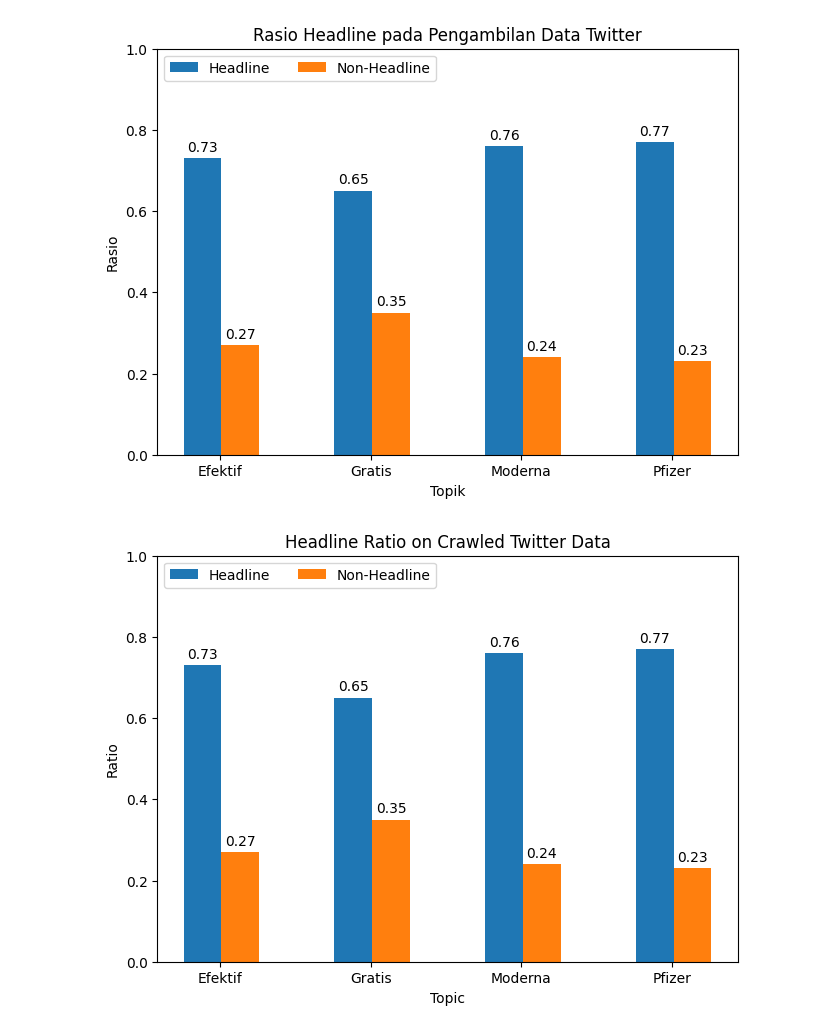
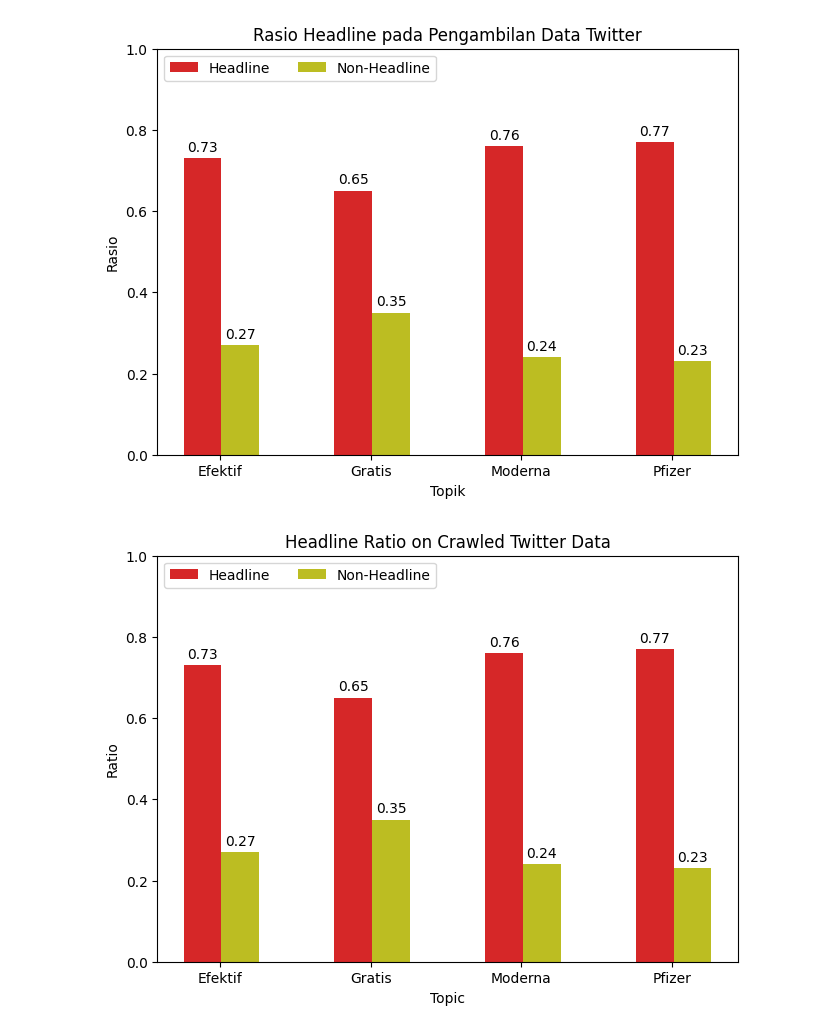
Before and after one commit to kaenova/Headline_Detection, a Jupyter notebook: src/5. Results Analysis/Scraping Headline Analysis/Plot.ipynb, the cells around one changed output. Drawn from its saved outputs; the diff is of its cells as text; code cells hidden in the pictures.

```diff
--- a/src/5. Results Analysis/Scraping Headline Analysis/Plot.ipynb
+++ b/src/5. Results Analysis/Scraping Headline Analysis/Plot.ipynb
@@ -9,36 +9,38 @@ penguin_means = {
     'Headline': (round(0.7316504854368931, 2),
                  round(0.6526558481865744, 2),
                  round(0.7604943532921372, 2),
                  round(0.7669474528680305, 2)),
     'Non-Headline': (1 - round(0.7316504854368931, 2),
                      1 - round(0.6526558481865744, 2),
                      1 - round(0.7604943532921372, 2),
                      1 - round(0.7669474528680305, 2)),
 }
 
 x = np.arange(len(crawl_topics))  # the label locations
 width = 0.25  # the width of the bars
 multiplier = 0
 
 fig, ax = plt.subplots(layout='constrained')
 
+colors = ['#d62728', '#bcbd22', '#d62728', '#bcbd22']
+
 for attribute, measurement in penguin_means.items():
     offset = width * multiplier
-    rects = ax.bar(x + offset, measurement, width, label=attribute)
+    rects = ax.bar(x + offset, measurement, width, label=attribute,  color=colors[multiplier])
     ax.bar_label(rects, padding=3)
     multiplier += 1
 
 # Add some text for labels, title and custom x-axis tick labels, etc.
 ax.set_ylabel('Rasio')
 ax.set_xlabel('Topik')
 ax.set_title('Rasio Headline pada Pengambilan Data Twitter')
 ax.set_xticks(x + width - 0.135, crawl_topics)
 ax.legend(loc='upper left', ncols=3)
 ax.set_ylim(0, 1)
-
+plt.savefig('Scraping Indonesia.svg', format='svg')
 plt.show()
 # %% [output]
-[figure, old version]
+[figure, new version]
 # %%
 # English
 
@@ -63,9 +65,11 @@ multiplier = 0
 
 fig, ax = plt.subplots(layout='constrained')
 
+colors = ['#d62728', '#bcbd22', '#d62728', '#bcbd22']
+
 for attribute, measurement in penguin_means.items():
     offset = width * multiplier
-    rects = ax.bar(x + offset, measurement, width, label=attribute)
+    rects = ax.bar(x + offset, measurement, width, label=attribute,  color=colors[multiplier])
     ax.bar_label(rects, padding=3)
     multiplier += 1
 
@@ -77,6 +81,7 @@ ax.set_xticks(x + width - 0.135, crawl_topics)
 ax.legend(loc='upper left', ncols=3)
 ax.set_ylim(0, 1)
 
+plt.savefig('Scraping English.svg', format='svg')
 plt.show()
 # %% [output]
-[figure, old version]
+[figure, new version]
```
Also changed, not shown: 24 other files.
